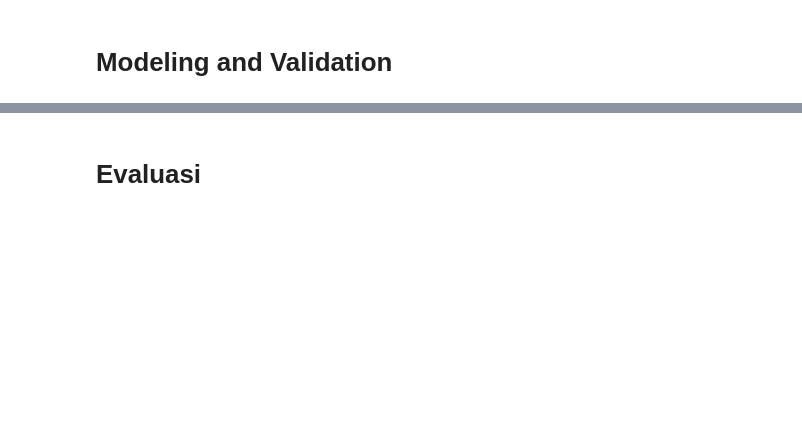
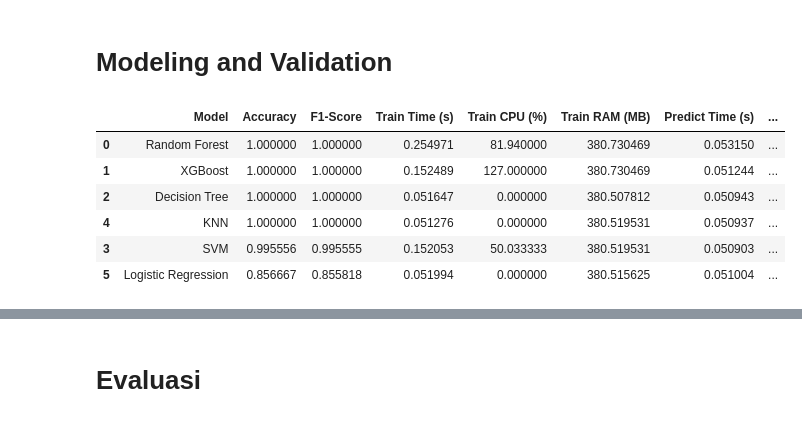
Before and after one commit to Rusmn/SIC7_SMART-WELLNESS-AND-STUDY-COMPANION, a Jupyter notebook: analysis/Notebook_SIC7.ipynb, the cells around one changed output, grey strips where cells are left out. Saved outputs shown, nothing was run; the diff lists cells and outputs as text; code cells hidden in the pictures; blank space fills up the shorter version.

Commit message:
feat: add ResourceMonitor for tracking CPU and RAM usage

```diff
--- a/analysis/Notebook_SIC7.ipynb
+++ b/analysis/Notebook_SIC7.ipynb
@@ -154,46 +166,87 @@ print("Pipeline Preprocessing Siap!")
 # %% [markdown]
 # **Modeling and Validation**
 # %%
-# Daftar Model
 models = {
-    "Random Forest": RandomForestClassifier(class_weight='balanced', random_state=42, n_jobs=-1),
-    "XGBoost": XGBClassifier(eval_metric='mlogloss', random_state=42, n_jobs=-1),
-    "Decision Tree": DecisionTreeClassifier(class_weight='balanced', random_state=42),
-    "SVM": SVC(class_weight='balanced', kernel='rbf', probability=True, random_state=42),
-    "KNN": KNeighborsClassifier(n_neighbors=5), # KNN tidak punya class_weight, tapi tertolong oleh data scaling
-    "Logistic Regression": LogisticRegression(class_weight='balanced', random_state=42)
+    "Random Forest": RandomForestClassifier(
+        n_estimators=100,
+        class_weight='balanced',
+        random_state=42,
+        n_jobs=1
+    ),
+
+    "XGBoost": XGBClassifier(
+        n_estimators=100,
+        eval_metric='mlogloss',
+        random_state=42,
+        n_jobs=1
+    ),
+
+    "Decision Tree": DecisionTreeClassifier(
+        class_weight='balanced',
+        random_state=42
+    ),
+
+    "SVM": SVC(
+        class_weight='balanced',
+        kernel='rbf',
+        probability=True,
+        random_state=42
+    ),
+
+    "KNN": KNeighborsClassifier(
+        n_neighbors=5,
+        n_jobs=1
+    ),
+
+    "Logistic Regression": LogisticRegression(
+        class_weight='balanced',
+        random_state=42,
+        n_jobs=1
+    )
 }
 
 results = []
-best_score = 0
-best_model_name = ""
-best_pipeline = None
-
-print("Mulai Training Model...\n")
+trained_pipelines = {}
+monitor = ResourceMonitor(interval=0.05)
 
 for name, model in models.items():
-    # Buat Pipeline Utuh
     clf = Pipeline(steps=[('preprocessor', preprocessor),
                           ('classifier', model)])
 
-    # Training
+    # --- FASE 1: TRAINING (FIT) ---
+    monitor.start()
     clf.fit(X_train, y_train)
+    stats_train = monitor.stop()
 
-    # Evaluasi
+    # --- FASE 2: EVALUASI ---
+    monitor.start()
     y_pred = clf.predict(X_test)
+    stats_predict = monitor.stop()
 
-    # Gunakan F1-Score Weighted karena data Imbalance (Akurasi biasa bisa bias)
     f1 = f1_score(y_test, y_pred, average='weighted')
     acc = accuracy_score(y_test, y_pred)
 
-    results.append({'Model': name, 'Accuracy': acc, 'F1-Score': f1})
+    results.append({
+        'Model': name,
+        'Accuracy': acc,
+        'F1-Score': f1,
+        'Train Time (s)': stats_train['time'],
+        'Train CPU (%)': stats_train['cpu_avg'],
+        'Train RAM (MB)': stats_train['ram_peak'],
+        'Predict Time (s)': stats_predict['time'],
+        'Predict CPU (%)': stats_predict['cpu_avg'],
+        'Predict RAM (MB)': stats_predict['ram_peak']
+    })
 
-    print(f"✅ {name}: F1-Score = {f1:.4f}")
+    trained_pipelines[name] = clf
 
-    # Simpan model terbaik
-    if f1 > best_score:
-        best_score = f1
-        best_model_name = name
-        best_pipeline = clf
-
-print(f"\n🏆 Model Terbaik: {best_model_name} (F1: {best_score:.4f})")
+results_df = pd.DataFrame(results).sort_values(by='F1-Score', ascending=False)
+display(results_df)
+# %% [output]
+|  | Model | Accuracy | F1-Score | Train Time (s) | Train CPU (%) | Train RAM (MB) | Predict Time (s) | ... |
+| 0 | Random Forest | 1.000000 | 1.000000 | 0.254971 | 81.940000 | 380.730469 | 0.053150 | ... |
+| 1 | XGBoost | 1.000000 | 1.000000 | 0.152489 | 127.000000 | 380.730469 | 0.051244 | ... |
+| 2 | Decision Tree | 1.000000 | 1.000000 | 0.051647 | 0.000000 | 380.507812 | 0.050943 | ... |
+| 4 | KNN | 1.000000 | 1.000000 | 0.051276 | 0.000000 | 380.519531 | 0.050937 | ... |
+| 3 | SVM | 0.995556 | 0.995555 | 0.152053 | 50.033333 | 380.519531 | 0.050903 | ... |
+| 5 | Logistic Regression | 0.856667 | 0.855818 | 0.051994 | 0.000000 | 380.515625 | 0.051004 | ... |
```
Also changed, not shown: parts of 11 cells of this notebook, 2 other files.
